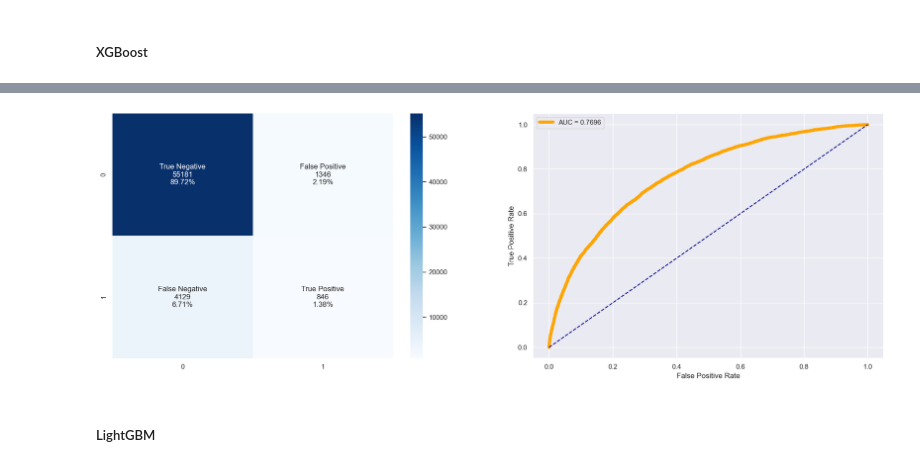
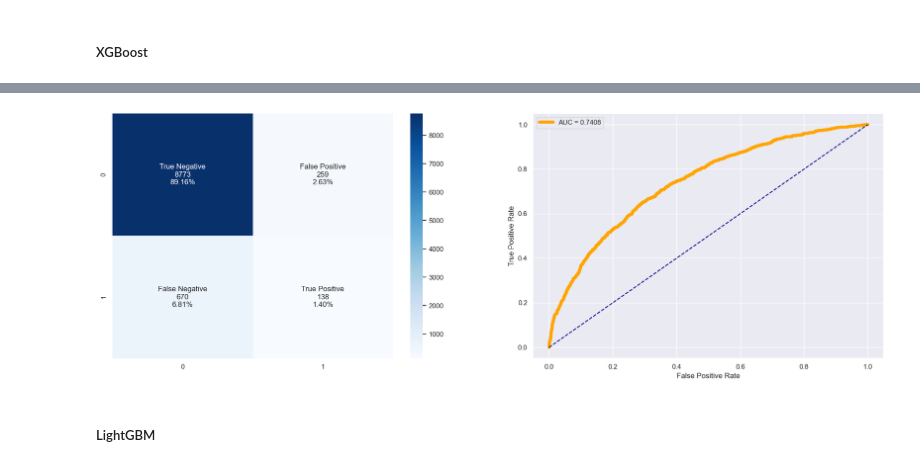
Before and after one commit to feliplim/credit-scoring, a Jupyter notebook: notebooks/3-modelling.ipynb, the cells around one changed output, grey strips where cells are left out. Cells and saved outputs as stored; diff of their text form; code cells hidden in the pictures.

Commit message:
feat: add notebook for modelling

```diff
--- a/notebooks/3-modelling.ipynb
+++ b/notebooks/3-modelling.ipynb
@@ -231,24 +233,47 @@ The resulting data is now balanced. However, since we will test using cross vali
 # 0 --> repay
 # Custom loss function based on business rule =
 # cost FN (dont repay - predicted as repay) = 10 cost FP (repay - predicted as dont repay)
-def businness_loss_func(y_true, y_pred):
+def business_loss_func(y_true, y_pred): # 0 --> best # 1 --> worst
+    #beta=10
     tn, fp, fn, tp = confusion_matrix(y_true, y_pred).ravel()
-    cost = (10 * fn + fp) / (10 * fn + tn + fp)
-    score = 1 - cost
+
+    #precision = tp / (tp + fp) if (tp + fp) > 0 else 0
+    #recall = tp / (tp + fn) if (tp + fn) > 0 else 0
+
+    #score = ((1 + beta**2) * precision * recall) / ((beta**2 * precision) + recall) if (precision + recall) > 0 else 0
+
+    #cost = (fn + 10 * fp) / (len(y_true))
+    #score = 1 - cost
+
+    tn_rate, tp_rate, fp_rate, fn_rate = 1, 1, -1, -10
+
+    total_default = tp + fn
+    total_not_default = tn + fp
+
+    total_gain = tn*tn_rate + tp*tp_rate + fp*fp_rate + fn*fn_rate
+    min_gain = total_not_default*tn_rate + total_default*fn_rate
+    max_gain = total_not_default*tn_rate + total_default*tp_rate
+
+    score = (total_gain - min_gain) / (max_gain - min_gain)
+
     return score
-business_scorer = make_scorer(businness_loss_func, greater_is_better=True)
+
+"""def business_scorer(y_true, y_pred):
+    return business_loss_func(y_true, y_pred)"""
+
+business_scorer = make_scorer(business_loss_func, greater_is_better=True)
 
 def specificity_score_func(y_true, y_pred):
     tn, fp, fn, tp = confusion_matrix(y_true, y_pred).ravel()
     specificity = tn / (tn + fp)
     return specificity
-specificity_scorer = make_scorer(specificity_score_func)
+specificity_scorer = make_scorer(specificity_score_func, greater_is_better=True)
 
 def false_positive_rate_score_func(y_true, y_pred):
     tn, fp, fn, tp = confusion_matrix(y_true, y_pred).ravel()
     fpr = fp / (fp + tn)
     return fpr
-fpr_scorer = make_scorer(false_positive_rate_score_func)
+fpr_scorer = make_scorer(false_positive_rate_score_func, greater_is_better=False)
 # %% [markdown]
 #### Classification
 # %%
@@ -433,11 +506,11 @@ xgbc = XGBClassifier(random_state=RANDOM_STATE, tree_method='auto', predictor='c
 xgbc_name = 'XGBoost'
 
 # Compute results
-xgbc_model, xgbc_results_cv, xgbc_results_val = train_model_with_cross_val(xgbc)
+xgbc_model, xgbc_results_cv, xgbc_results_test = train_model_with_cross_val(xgbc, cv=5, fast_train=0.2)
 
 # Save logs
-log_mlflow(xgbc_model, xgbc_name, params=xgbc_model.named_steps['classifier'].get_params(), business_score=xgbc_results_val['business'],
-           roc_auc=xgbc_results_val['roc_auc'], f1_score=xgbc_results_val['f1'], accuracy=xgbc_results_val['accuracy'],
-           precision=xgbc_results_val['precision'], recall=xgbc_results_val['recall'], specificity=xgbc_results_val['specificity'],
-           fpr=xgbc_results_val['fpr'], fitting_time=xgbc_results_val['fitting_time'])
+log_mlflow(xgbc_model, xgbc_name, params=xgbc_model.named_steps['classifier'].get_params(), business_score=xgbc_results_test['business'],
+           roc_auc=xgbc_results_test['roc_auc'], f1_score=xgbc_results_test['f1'], accuracy=xgbc_results_test['accuracy'],
+           precision=xgbc_results_test['precision'], recall=xgbc_results_test['recall'], specificity=xgbc_results_test['specificity'],
+           fpr=xgbc_results_test['fpr'], fitting_time=xgbc_results_test['fitting_time'])
 # %% [output]
@@ -446,4 +519,4 @@ Wall time: 11.7 µs
-[figure, old version]
+[figure, new version]
 # %% [markdown]
 ##### LightGBM
 # %%
```
Also changed, not shown: parts of 60 cells of this notebook.
